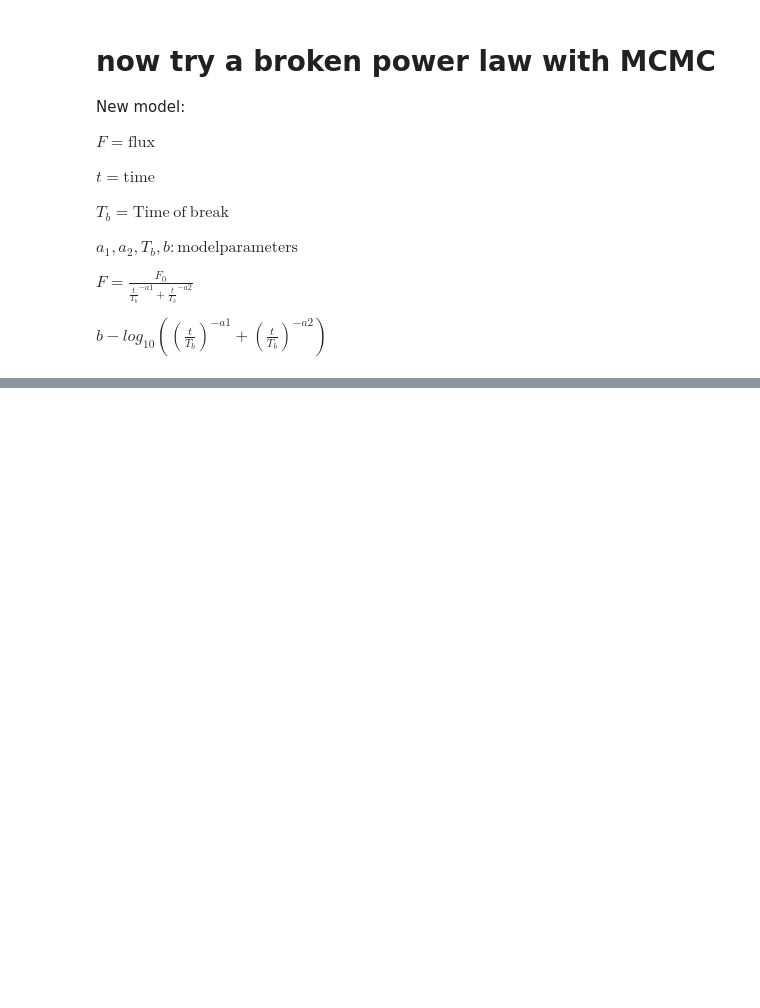
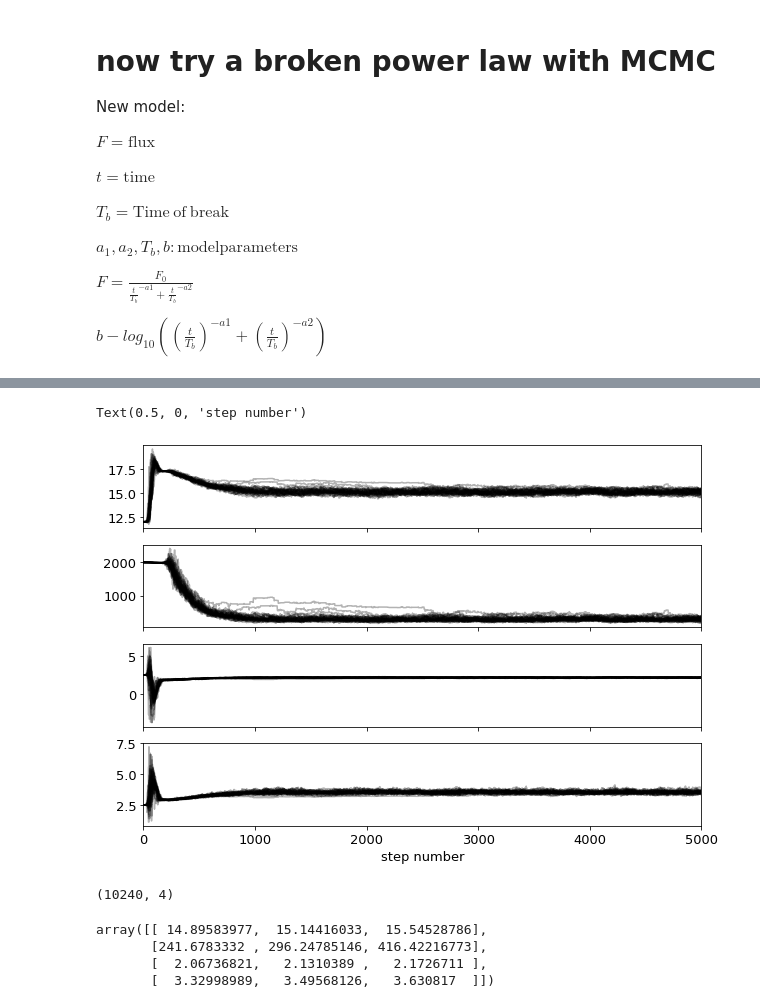
Before and after one commit to marcocaramanti/MLPNS_MCaramanti, a Jupyter notebook: linearRegression/FittingLineToGRBAfterglows.ipynb, the cells around one changed output, grey strips where cells are left out. Drawn from its saved outputs; the diff is of its cells as text; code cells hidden in the pictures; blank space fills up the shorter version.

Commit message:
MCMC with broken power law

```diff
--- a/linearRegression/FittingLineToGRBAfterglows.ipynb
+++ b/linearRegression/FittingLineToGRBAfterglows.ipynb
@@ -617,0 +699,15 @@ $b - log_{10}((\frac{t}{T_b})^{-a1} + (\frac{t}{T_b})^{-a2}) $
+# %%
+# Ci serve la log_probability
+# (in realtà avremmo potuto riusare tranquillamente la funzione omonima
+# fatta per la regressione lineare)
+
+def log_probability(theta, x, y, yerr):
+  lp = log_prior(theta)
+  if not np.isfinite(lp):
+    return -np.inf
+  return lp + log_likelihood(theta, x, y, yerr)
+# %%
+sampler_bpl = emcee.EnsembleSampler(nwalkers, ndim, log_probability,
+                                  args = (x_nolog, y, s))
+# %%
+sampler_bpl.run_mcmc(pos, 5000, progress=True)
@@ -617,0 +732,15 @@ $b - log_{10}((\frac{t}{T_b})^{-a1} + (\frac{t}{T_b})^{-a2}) $
+# %%
+samples_bpl = sampler_bpl.get_chain()
+# %%
+fig, axes = pl.subplots(ndim, figsize=(10,7), sharex=True)
+
+for i in range(ndim):
+  ax = axes[i]
+  ax.plot(samples_bpl[:,:,i], "k", alpha=0.3)
+  ax.set_xlim(0, len(samples))
+  ax.yaxis.set_label_coords(-0.1, 0.5) # boohhh
+
+axes[-1].set_xlabel("step number")
+# %% [output]
+Text(0.5, 0, 'step number')
+[figure, added]
@@ -617,0 +750,16 @@ $b - log_{10}((\frac{t}{T_b})^{-a1} + (\frac{t}{T_b})^{-a2}) $
+# %%
+flat_samples_bpl.shape
+# %% [output]
+(10240, 4)
+# %%
+mcmc_bpl = np.zeros((ndim, 3))
+
+for i in range(ndim):
+  mcmc_bpl[i] = np.percentile(flat_samples_bpl[:,i], [16, 50, 84])
+
+mcmc_bpl
+# %% [output]
+array([[ 14.89583977,  15.14416033,  15.54528786],
+       [241.6783332 , 296.24785146, 416.42216773],
+       [  2.06736821,   2.1310389 ,   2.1726711 ],
+       [  3.32998989,   3.49568126,   3.630817  ]])
```
Also changed, not shown: parts of 22 cells of this notebook.
